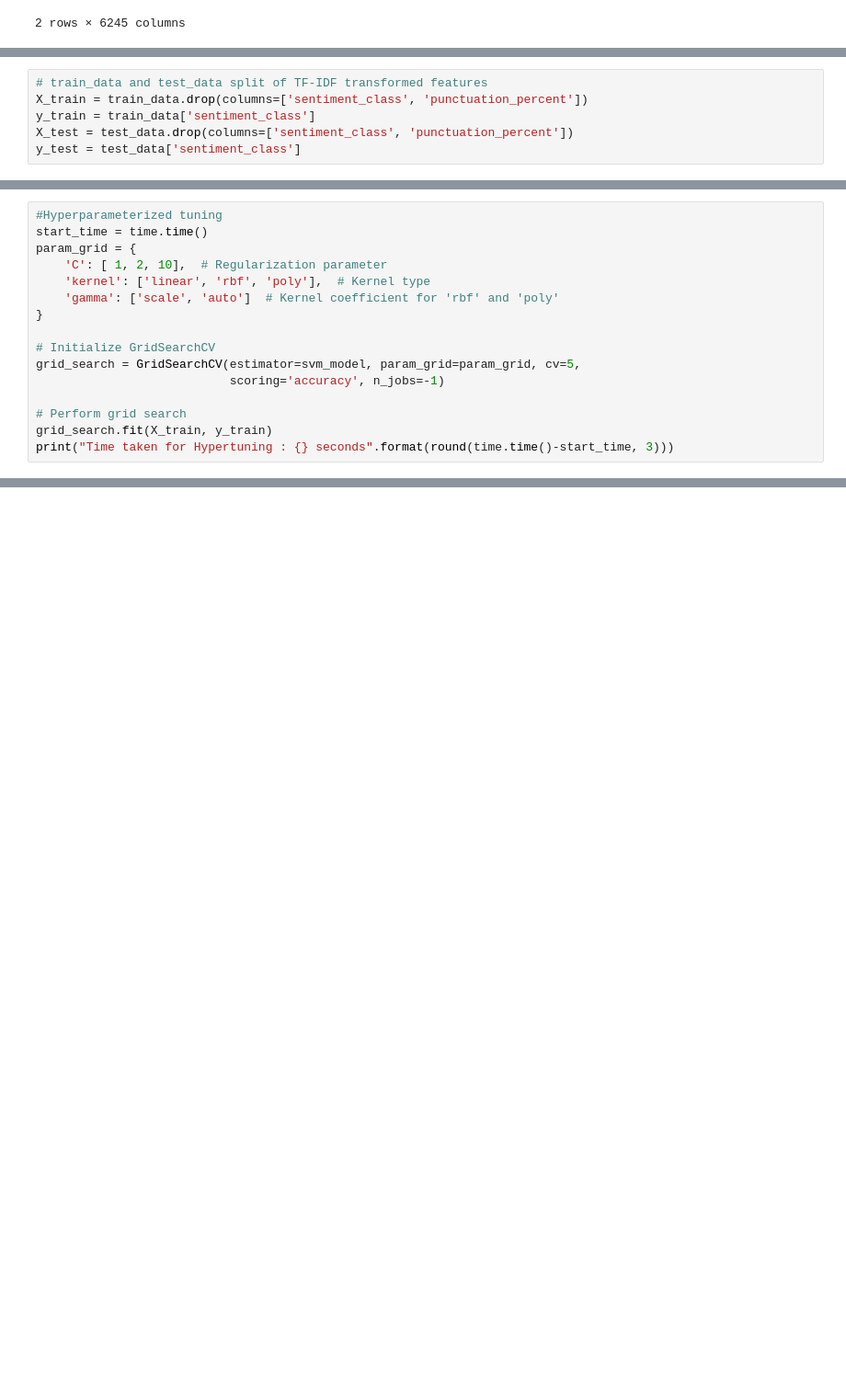
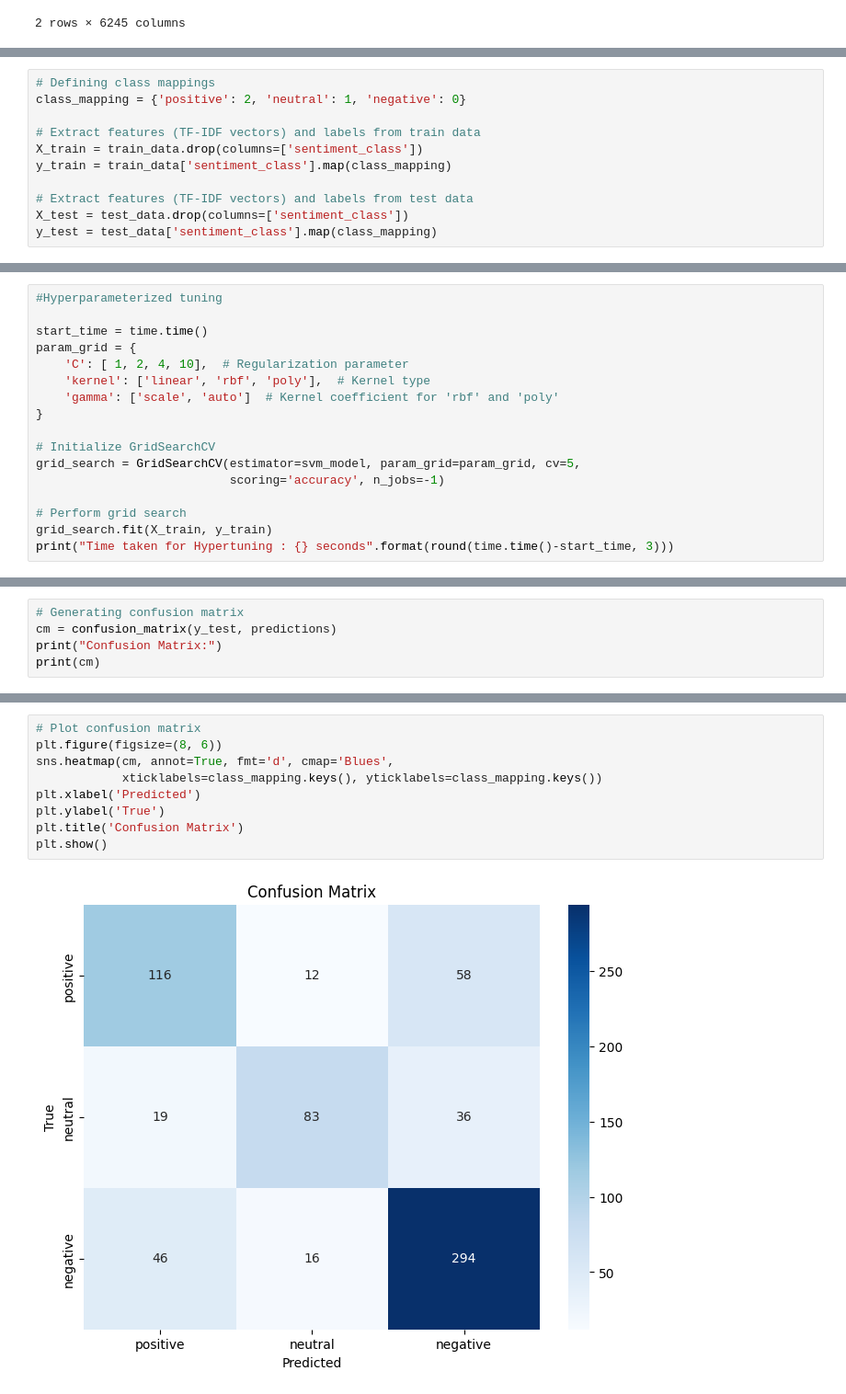
Before and after one commit to zorofrizzy/Sentiment_Analaysis_Reddit_Stacking, a Jupyter notebook: COMP541_SVM.ipynb, the cells around one changed output, grey strips where cells are left out. Shown at 92% size. Saved outputs shown, nothing was run; the diff lists cells and outputs as text; blank space fills up the shorter version.

Commit message:
Add files via upload
Updated SVM to show metrics.

```diff
--- a/COMP541_SVM.ipynb
+++ b/COMP541_SVM.ipynb
@@ -29,8 +33,13 @@ test_data.head(2)
 # %%
-# train_data and test_data split of TF-IDF transformed features
-X_train = train_data.drop(columns=['sentiment_class', 'punctuation_percent'])
-y_train = train_data['sentiment_class']
-X_test = test_data.drop(columns=['sentiment_class', 'punctuation_percent'])
-y_test = test_data['sentiment_class']
+# Defining class mappings
+class_mapping = {'positive': 2, 'neutral': 1, 'negative': 0}
+
+# Extract features (TF-IDF vectors) and labels from train data
+X_train = train_data.drop(columns=['sentiment_class'])
+y_train = train_data['sentiment_class'].map(class_mapping)
+
+# Extract features (TF-IDF vectors) and labels from test data
+X_test = test_data.drop(columns=['sentiment_class'])
+y_test = test_data['sentiment_class'].map(class_mapping)
 # %%
 # Initialize SVM model
@@ -37,9 +47,10 @@ y_test = test_data['sentiment_class']
 svm_model = SVC()
 # %%
 #Hyperparameterized tuning
+
 start_time = time.time()
 param_grid = {
-    'C': [ 1, 2, 10],  # Regularization parameter
+    'C': [ 1, 2, 4, 10],  # Regularization parameter
     'kernel': ['linear', 'rbf', 'poly'],  # Kernel type
     'gamma': ['scale', 'auto']  # Kernel coefficient for 'rbf' and 'poly'
 }
@@ -86,0 +99,5 @@ dump(best_model, r'F:\Kabir\CSUN\R\svm_model.pkl')
+# %%
+# Generating confusion matrix
+cm = confusion_matrix(y_test, predictions)
+print("Confusion Matrix:")
+print(cm)
@@ -86,0 +109,11 @@ dump(best_model, r'F:\Kabir\CSUN\R\svm_model.pkl')
+# %%
+# Plot confusion matrix
+plt.figure(figsize=(8, 6))
+sns.heatmap(cm, annot=True, fmt='d', cmap='Blues',
+            xticklabels=class_mapping.keys(), yticklabels=class_mapping.keys())
+plt.xlabel('Predicted')
+plt.ylabel('True')
+plt.title('Confusion Matrix')
+plt.show()
+# %% [output]
+[figure, added]
```
Also changed, not shown: parts of 12 cells of this notebook.
